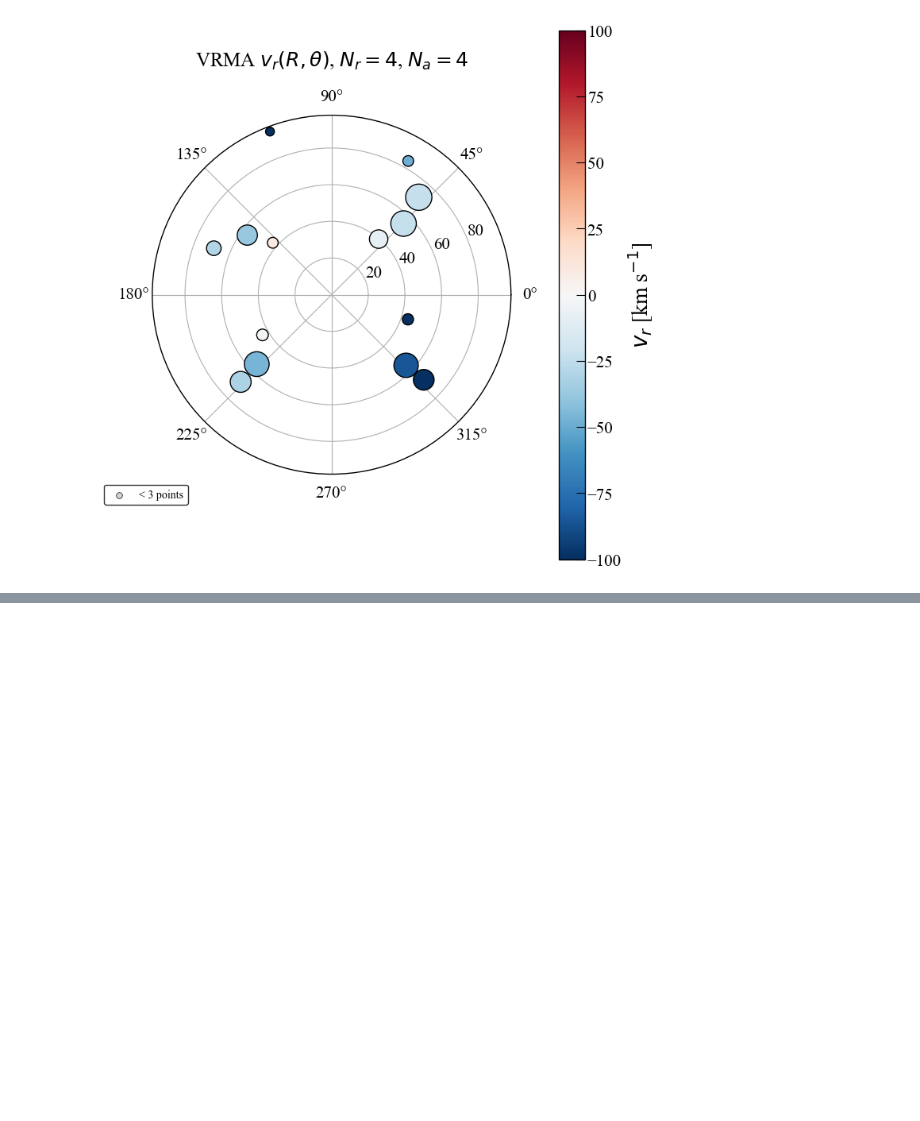
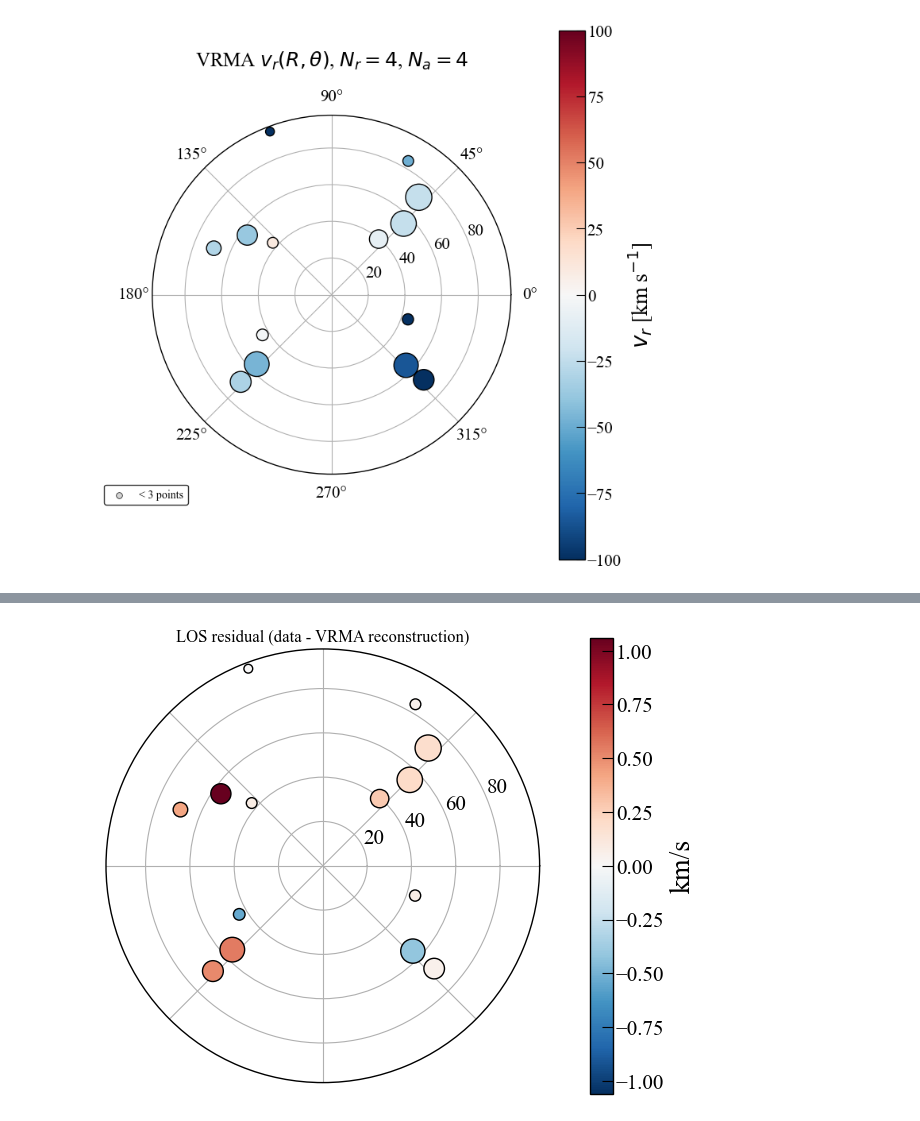
Before and after one commit to Suvajit-Sardar/SM_harmonic_fit, a Jupyter notebook: vrm_pipeline.ipynb, the cells around one changed output, grey strips where cells are left out. Drawn from its saved outputs; the diff is of its cells as text; code cells hidden in the pictures; blank space fills up the shorter version.

```diff
--- a/vrm_pipeline.ipynb
+++ b/vrm_pipeline.ipynb
@@ -191,3 +327,12 @@ None
+# %%
+resid_lim = np.nanmax(np.abs(np.asarray(t["residual"])))
+
+fig, ax = plt.subplots(figsize=(6.5, 6.5), subplot_kw=dict(projection="polar"))
+_polar_panel(ax, t, "residual", "RdBu_r", (-resid_lim, resid_lim), "LOS residual (data - VRMA reconstruction)", "km/s")
+fig.tight_layout()
+None
+# %% [output]
+[figure, added]
 # %% [markdown]
 ## Summary
 
```
Also changed, not shown: parts of 5 cells of this notebook, 4 other files.
